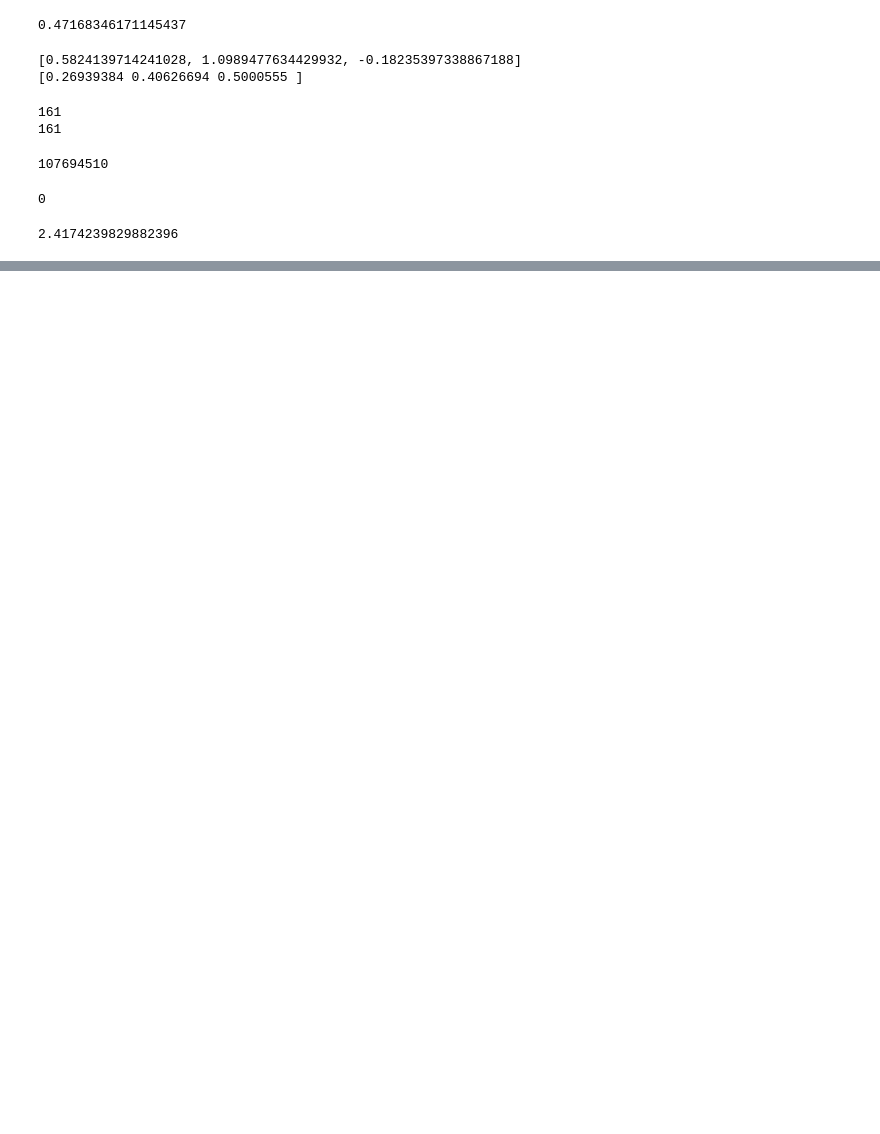
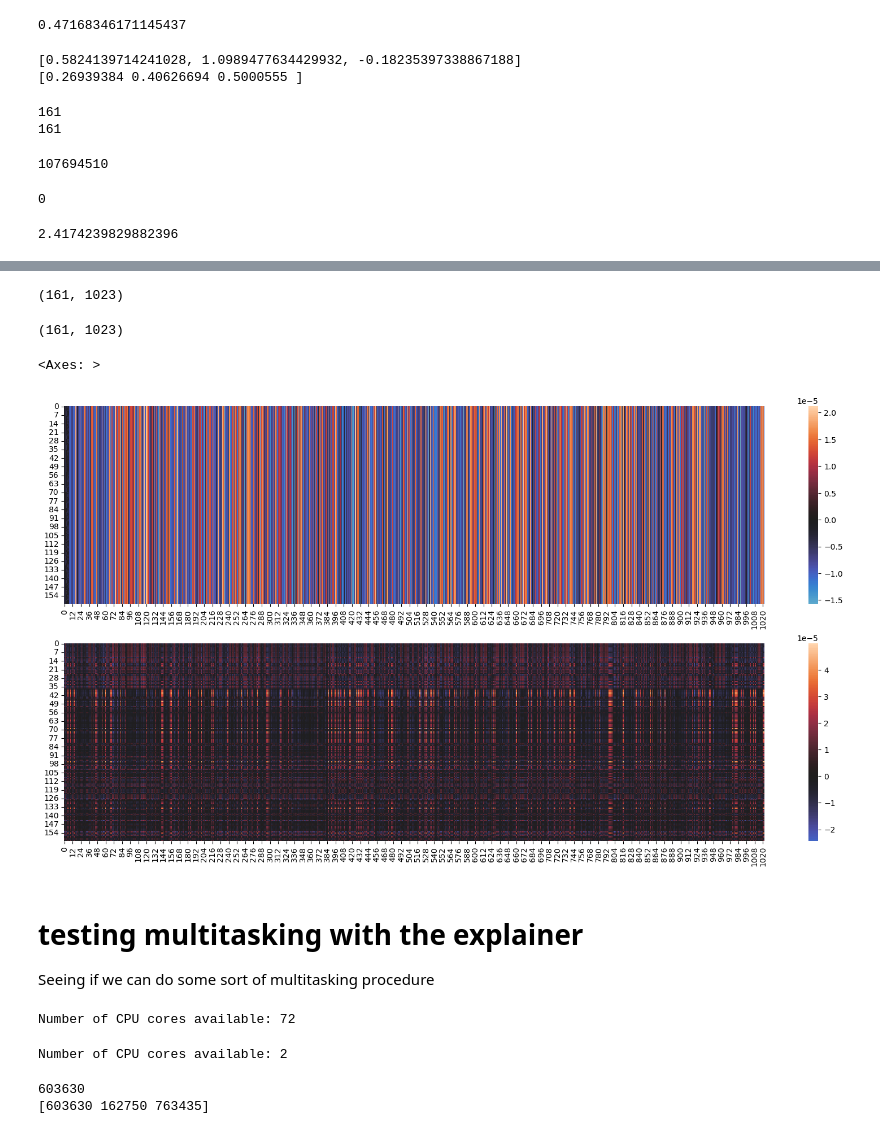
Before and after one commit to Sarthak-Ti/caduceus, a Jupyter notebook: code_test/shap_testing2.ipynb, the cells around one changed output, grey strips where cells are left out. Cells and saved outputs as stored; diff of their text form; code cells hidden in the pictures; blank space fills up the shorter version.

```diff
--- a/code_test/shap_testing2.ipynb
+++ b/code_test/shap_testing2.ipynb
@@ -966,0 +1049,61 @@ print(np.var(dnase_filtered[row,:])) #identical
+# %%
+#and pca too
+from sklearn.decomposition import PCA
+from tqdm import tqdm
+DNase_pca = np.zeros((161,1023))
+for i in tqdm(range(161)):
+    pca = PCA(n_components=1)
+    pca.fit(DNase[i])
+    DNase_pca[i] = pca.transform(DNase[i]).squeeze()
+print(DNase_pca.shape)
+#that's actually stupidly quick
+
+#let's repeat for the all cell types
+DNase_all_pca = np.zeros((161,1023))
+for i in tqdm(range(161)):
+    pca = PCA(n_components=1)
+    pca.fit(DNase_all[i])
+    DNase_all_pca[i] = pca.transform(DNase_all[i]).squeeze()
+print(DNase_all_pca.shape)
+
+#let's do a heatmap
+fig, ax = plt.subplots(2,1, figsize = (20,10))
+sns.heatmap(DNase_pca, ax = ax[0], center = 0)
+sns.heatmap(DNase_all_pca, ax = ax[1], center = 0)
+# %% [output]
+(161, 1023)
+(161, 1023)
+<Axes: >
+[figure, added]
+# %% [markdown]
+# testing multitasking with the explainer
+Seeing if we can do some sort of multitasking procedure
+# %%
+import multiprocessing
+
+num_cores = multiprocessing.cpu_count()
+print(f'Number of CPU cores available: {num_cores}')
+#this is the number of cores on the node, not the actual job
+# %% [output]
+Number of CPU cores available: 72
+# %%
+# Let's try to use multiprocessing on 2 cores
+import os
+import multiprocessing
+
+# Example for SLURM
+num_cores = int(os.environ.get('LSB_DJOB_NUMPROC', 1))  # Default to 1 if not set
+print(f'Number of CPU cores available: {num_cores}') #that slurm cpus per task isn't set, changed it to lsf
+# %% [output]
+Number of CPU cores available: 2
+# %%
+#now let's try to test multiprocessing
+#let's try it with just the one we already have (to compare) and the next one
+for i in idx:
+    if util.var(i)>10:
+        break
+print(i)
+print(idx[14:17]) #14 is it! let's try idx[14] on one and idx[15] on the other
+# %% [output]
+603630
+[603630 162750 763435]
```
Also changed, not shown: parts of 25 cells of this notebook, 29 other files.
